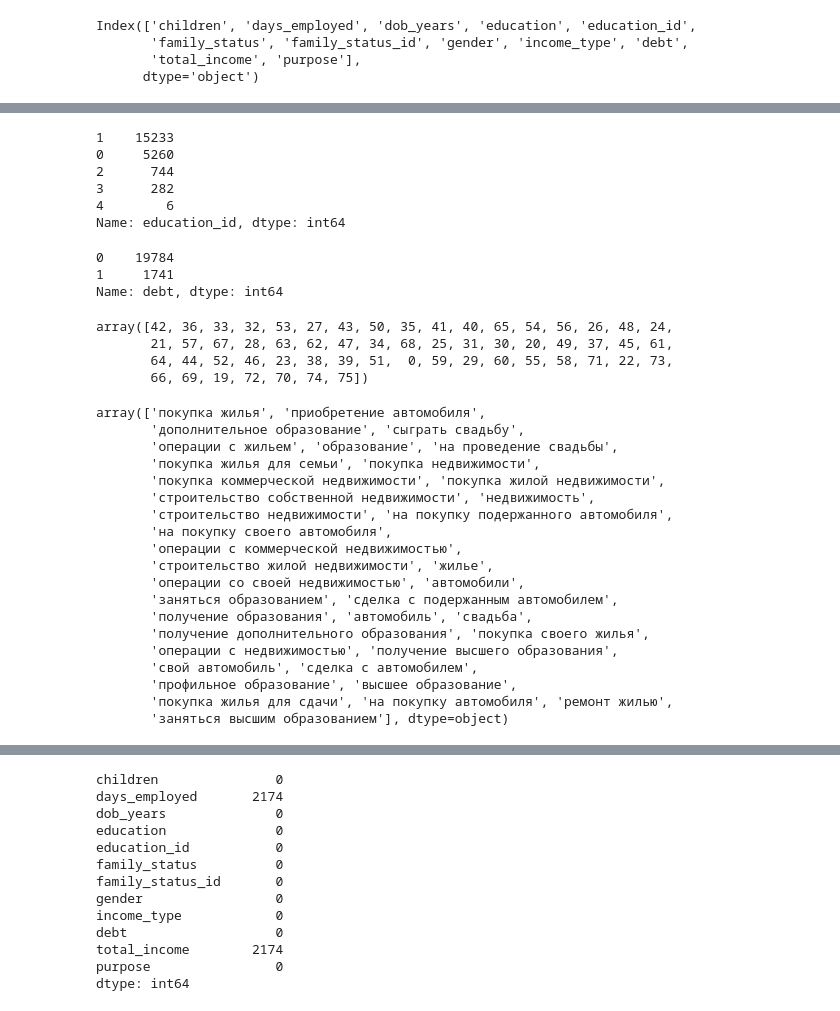
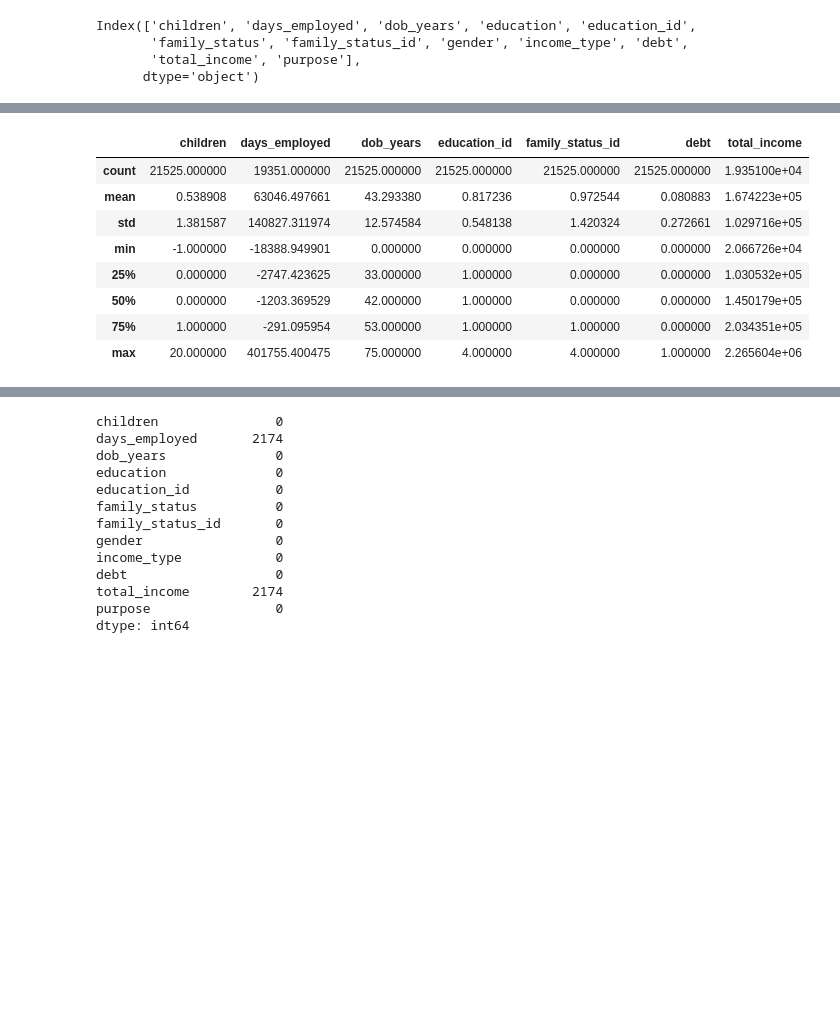
Before and after one commit to mangustik228/project_ds_2, a Jupyter notebook: Project.ipynb, the cells around one changed output, grey strips where cells are left out. Saved outputs shown, nothing was run; the diff lists cells and outputs as text; code cells hidden in the pictures; blank space fills up the shorter version.

```diff
--- a/Project.ipynb
+++ b/Project.ipynb
@@ -135,44 +57,12 @@ Name: education, dtype: int64
-# %%
-df['education_id'].value_counts()
-# %% [output]
-1    15233
-0     5260
-2      744
-3      282
-4        6
-Name: education_id, dtype: int64
-# %%
-df['debt'].value_counts()
-# %% [output]
-0    19784
-1     1741
-Name: debt, dtype: int64
-# %%
-df['dob_years'].unique()
-# %% [output]
-array([42, 36, 33, 32, 53, 27, 43, 50, 35, 41, 40, 65, 54, 56, 26, 48, 24,
-       21, 57, 67, 28, 63, 62, 47, 34, 68, 25, 31, 30, 20, 49, 37, 45, 61,
-       64, 44, 52, 46, 23, 38, 39, 51,  0, 59, 29, 60, 55, 58, 71, 22, 73,
-       66, 69, 19, 72, 70, 74, 75])
-# %%
-df['purpose'].unique()
-# %% [output]
-array(['покупка жилья', 'приобретение автомобиля',
-       'дополнительное образование', 'сыграть свадьбу',
-       'операции с жильем', 'образование', 'на проведение свадьбы',
-       'покупка жилья для семьи', 'покупка недвижимости',
-       'покупка коммерческой недвижимости', 'покупка жилой недвижимости',
-       'строительство собственной недвижимости', 'недвижимость',
-       'строительство недвижимости', 'на покупку подержанного автомобиля',
-       'на покупку своего автомобиля',
-       'операции с коммерческой недвижимостью',
-       'строительство жилой недвижимости', 'жилье',
-       'операции со своей недвижимостью', 'автомобили',
-       'заняться образованием', 'сделка с подержанным автомобилем',
-       'получение образования', 'автомобиль', 'свадьба',
-       'получение дополнительного образования', 'покупка своего жилья',
-       'операции с недвижимостью', 'получение высшего образования',
-       'свой автомобиль', 'сделка с автомобилем',
-       'профильное образование', 'высшее образование',
-       'покупка жилья для сдачи', 'на покупку автомобиля', 'ремонт жилью',
-       'заняться высшим образованием'], dtype=object)
+# %%
+df.describe()
+# %% [output]
+|  | children | days_employed | dob_years | education_id | family_status_id | debt | total_income |
+| count | 21525.000000 | 19351.000000 | 21525.000000 | 21525.000000 | 21525.000000 | 21525.000000 | 1.935100e+04 |
+| mean | 0.538908 | 63046.497661 | 43.293380 | 0.817236 | 0.972544 | 0.080883 | 1.674223e+05 |
+| std | 1.381587 | 140827.311974 | 12.574584 | 0.548138 | 1.420324 | 0.272661 | 1.029716e+05 |
+| min | -1.000000 | -18388.949901 | 0.000000 | 0.000000 | 0.000000 | 0.000000 | 2.066726e+04 |
+| 25% | 0.000000 | -2747.423625 | 33.000000 | 1.000000 | 0.000000 | 0.000000 | 1.030532e+05 |
+| 50% | 0.000000 | -1203.369529 | 42.000000 | 1.000000 | 0.000000 | 0.000000 | 1.450179e+05 |
+| 75% | 1.000000 | -291.095954 | 53.000000 | 1.000000 | 1.000000 | 0.000000 | 2.034351e+05 |
+| max | 20.000000 | 401755.400475 | 75.000000 | 4.000000 | 4.000000 | 1.000000 | 2.265604e+06 |
```
Also changed, not shown: parts of 60 cells of this notebook, 1 other file.
